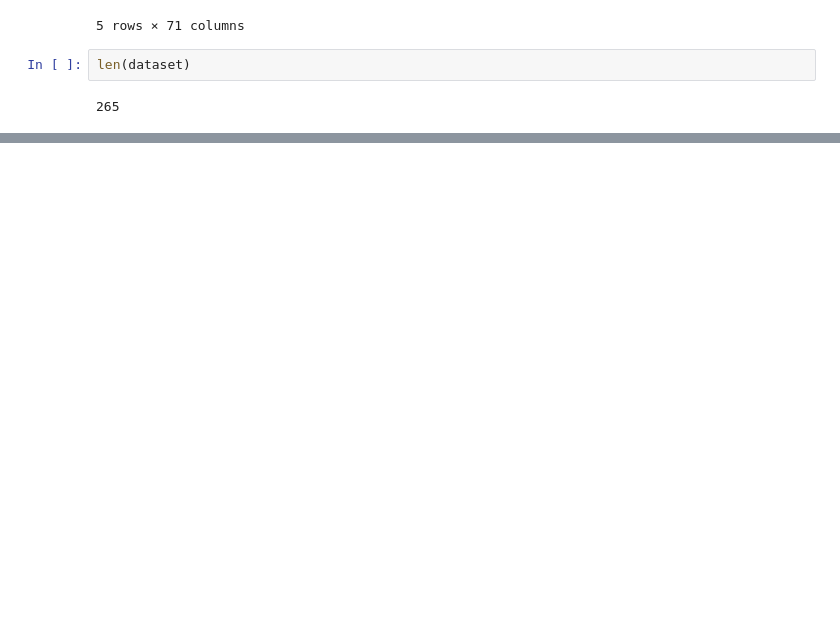
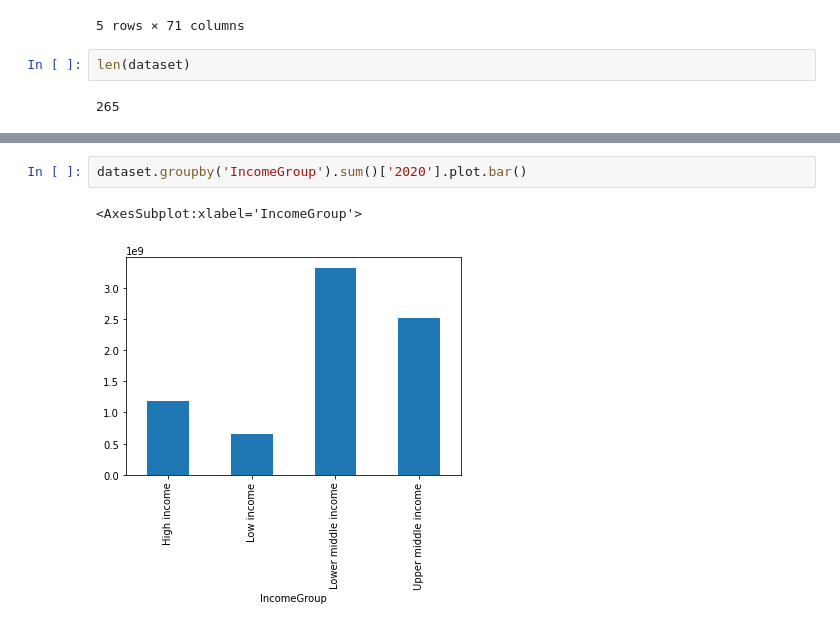
Before and after one commit to Harshhhh1701/Learning--Data-Science, a Jupyter notebook: py7.ipynb, the cells around one changed output, grey strips where cells are left out. Saved outputs shown, nothing was run; the diff lists cells and outputs as text; blank space fills up the shorter version.

```diff
--- a/py7.ipynb
+++ b/py7.ipynb
@@ -44,0 +50,5 @@ len(dataset)
+# %%
+dataset.groupby('IncomeGroup').sum()['2020'].plot.bar()
+# %% [output]
+<AxesSubplot:xlabel='IncomeGroup'>
+[figure, added]
```
Also changed, not shown: parts of 1 cell of this notebook.
